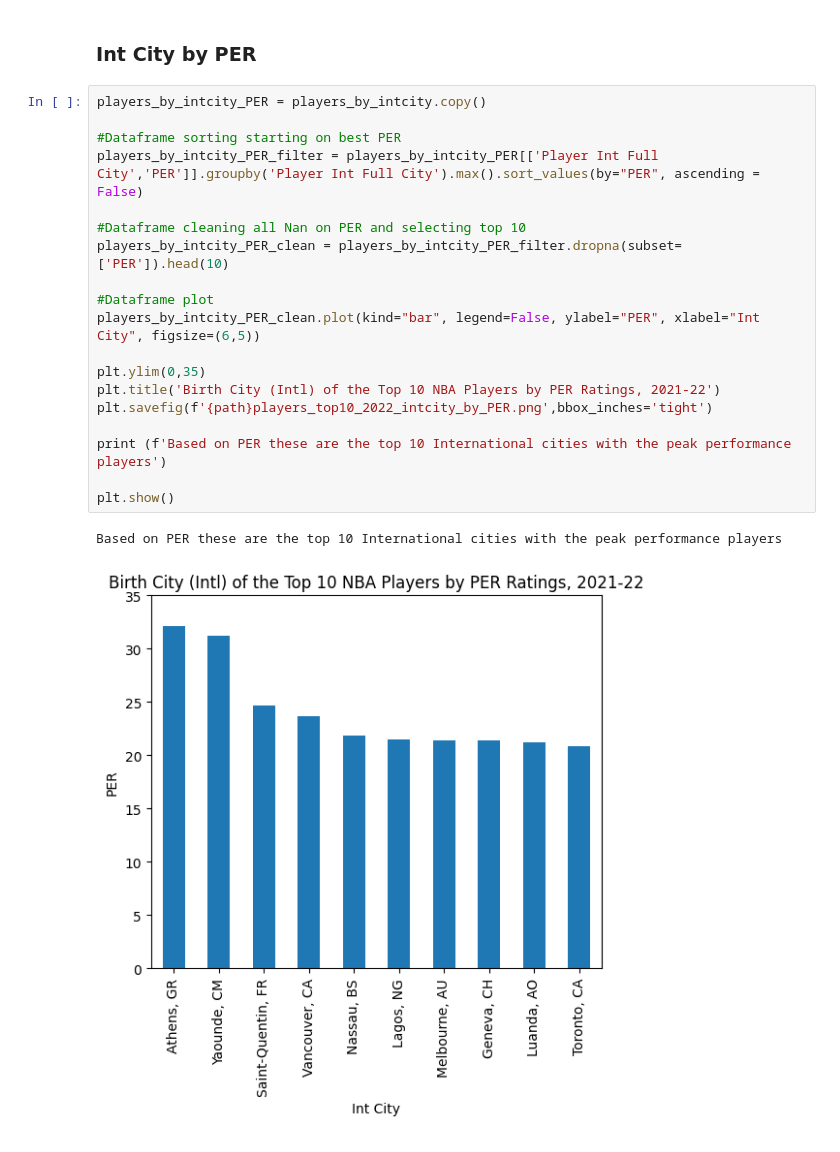
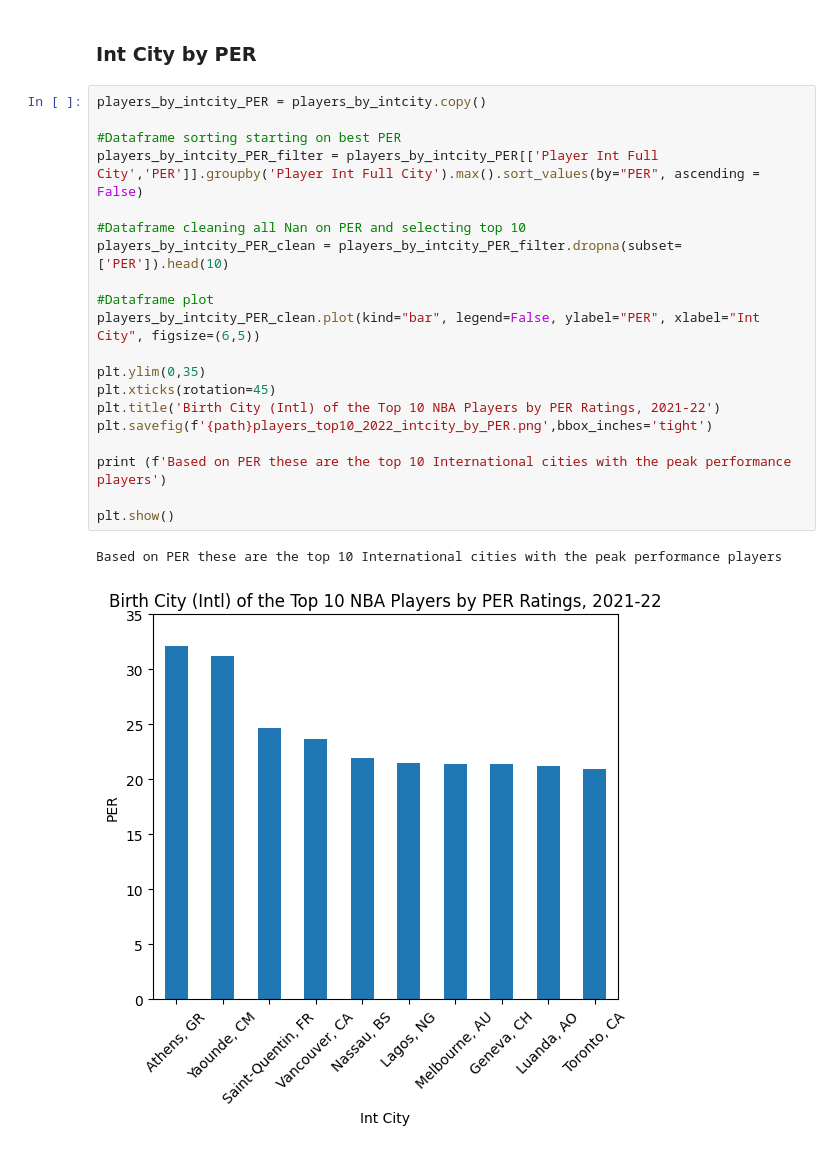
Before and after one commit to meeyoungPH/nba_superlatives, a Jupyter notebook: origin/NBA Geographical Analysis_v2.ipynb, the cells around one changed output. Drawn from its saved outputs; the diff is of its cells as text.

```diff
--- a/origin/NBA Geographical Analysis_v2.ipynb
+++ b/origin/NBA Geographical Analysis_v2.ipynb
@@ -276,22 +283,23 @@ The top 10  are shown here:
 # %%
 players_by_intcity_PER = players_by_intcity.copy()
 
 #Dataframe sorting starting on best PER
 players_by_intcity_PER_filter = players_by_intcity_PER[['Player Int Full City','PER']].groupby('Player Int Full City').max().sort_values(by="PER", ascending = False)
 
 #Dataframe cleaning all Nan on PER and selecting top 10
 players_by_intcity_PER_clean = players_by_intcity_PER_filter.dropna(subset=['PER']).head(10)
 
 #Dataframe plot
 players_by_intcity_PER_clean.plot(kind="bar", legend=False, ylabel="PER", xlabel="Int City", figsize=(6,5))
 
 plt.ylim(0,35)
+plt.xticks(rotation=45)
 plt.title('Birth City (Intl) of the Top 10 NBA Players by PER Ratings, 2021-22')
 plt.savefig(f'{path}players_top10_2022_intcity_by_PER.png',bbox_inches='tight')
 
 print (f'Based on PER these are the top 10 International cities with the peak performance players')
 
 plt.show()
 # %% [output]
 Based on PER these are the top 10 International cities with the peak performance players
-[figure, old version]
+[figure, new version]
```
Also changed, not shown: parts of 7 cells of this notebook, 8 other files.
